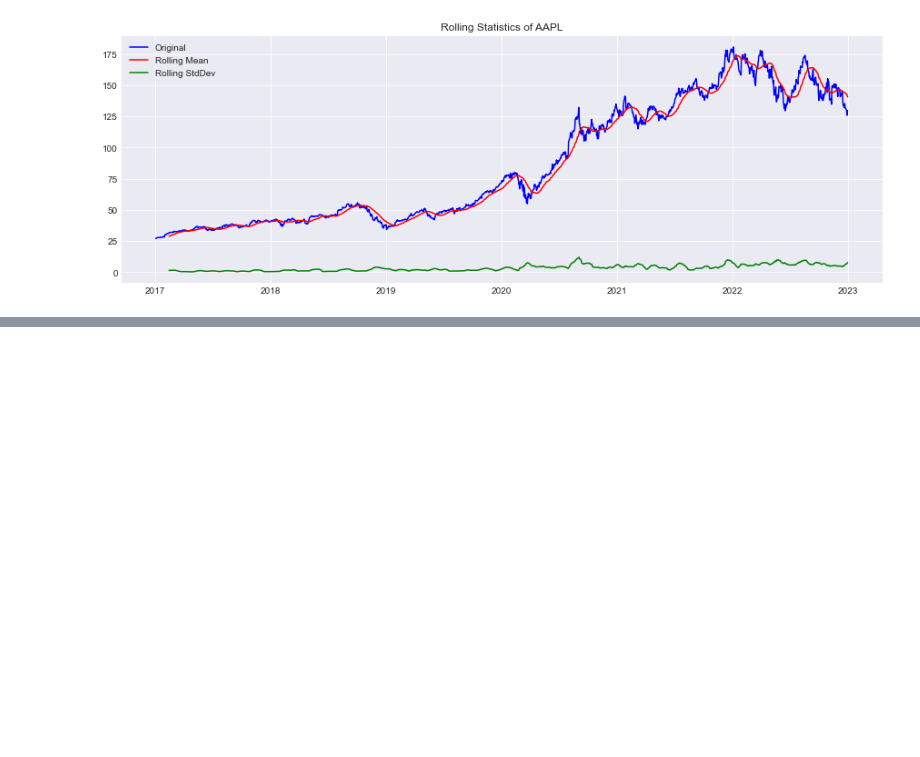
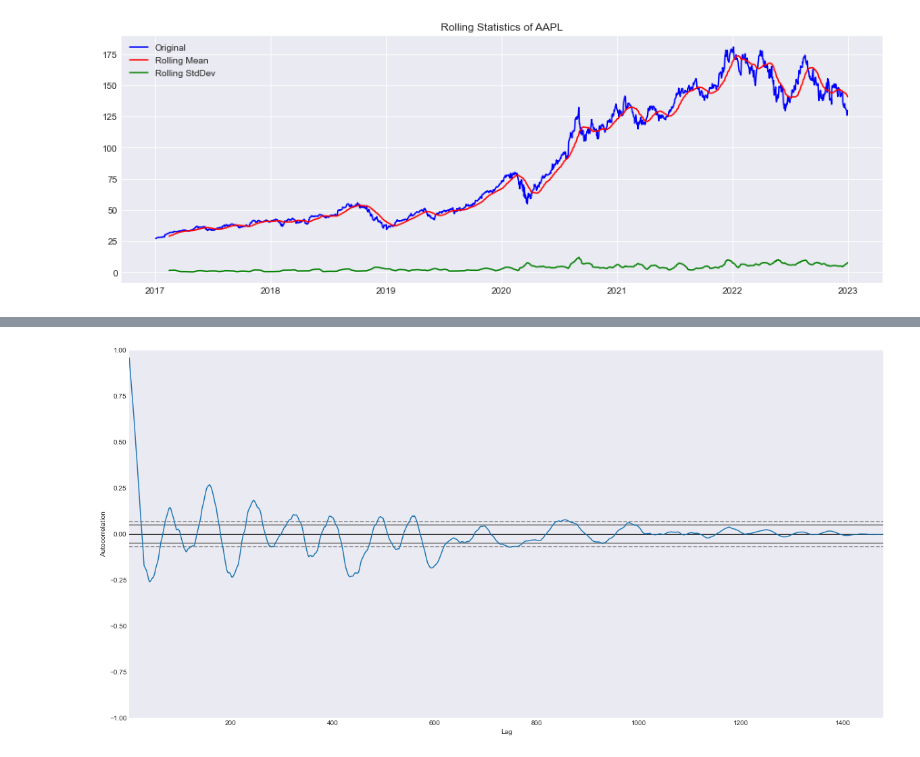
Before and after one commit to rahulakrish/portfolio_builder, a Jupyter notebook: notebook.ipynb, the cells around one changed output, grey strips where cells are left out. Saved outputs shown, nothing was run; the diff lists cells and outputs as text; code cells hidden in the pictures; blank space fills up the shorter version.

```diff
--- a/notebook.ipynb
+++ b/notebook.ipynb
@@ -246,0 +265,8 @@ df_diff
+# %%
+aapl_diff = aapl_close.diff(periods=30)
+aapl_diff.dropna(inplace=True)
+# %%
+plt.figure(figsize=(20,10))
+pd.plotting.autocorrelation_plot(aapl_diff);
+# %% [output]
+[figure, added]
```
Also changed, not shown: parts of 12 cells of this notebook.
